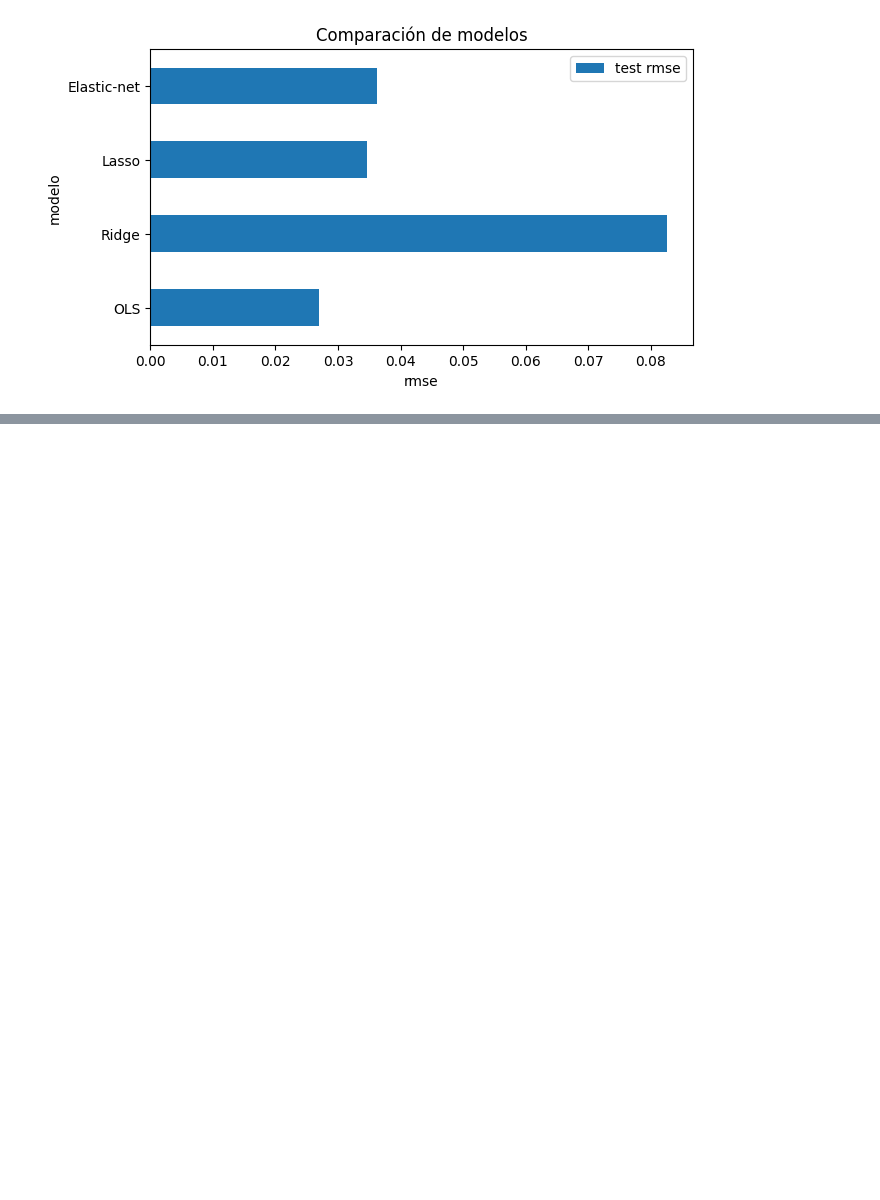
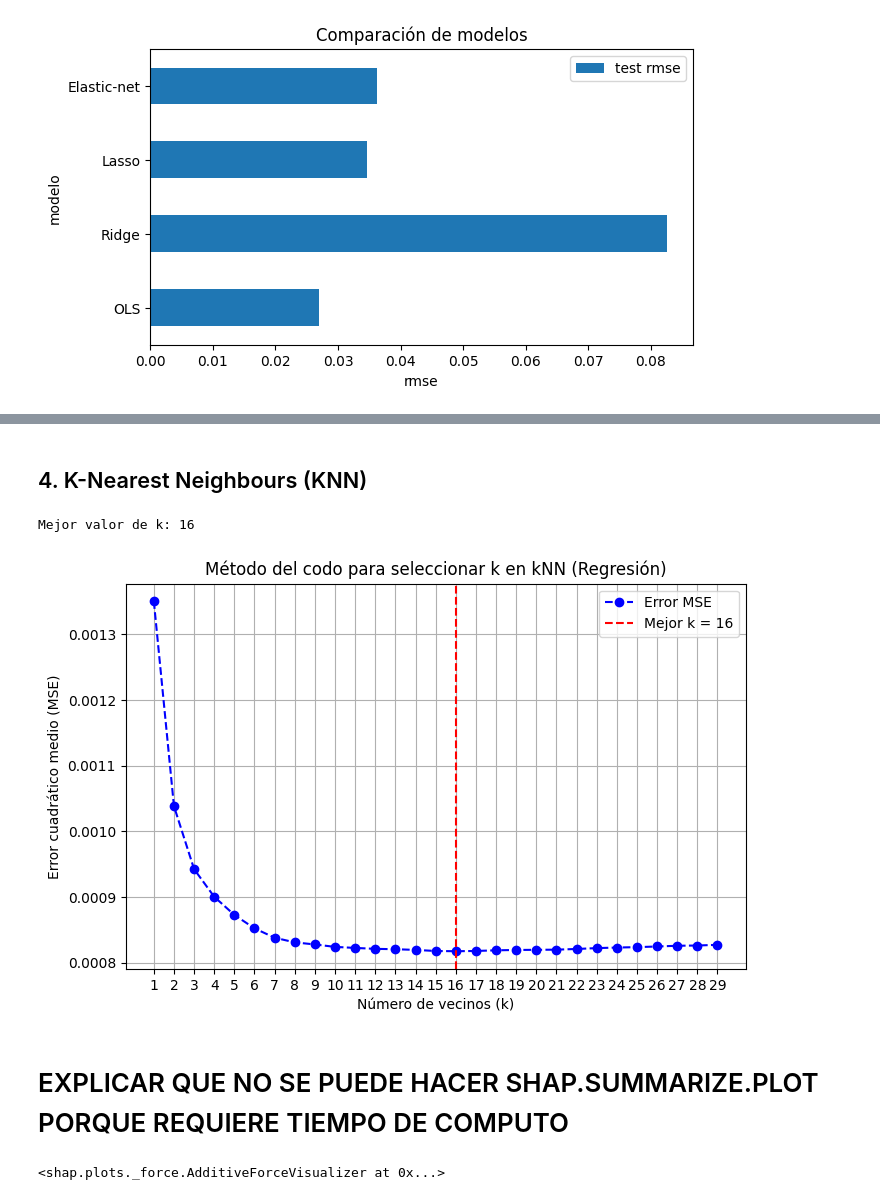
Before and after one commit to Ismaelasoo/ML-Credit-Scoring, a Jupyter notebook: Model.ipynb, the cells around one changed output, grey strips where cells are left out. Drawn from its saved outputs; the diff is of its cells as text; code cells hidden in the pictures; blank space fills up the shorter version.

```diff
--- a/Model.ipynb
+++ b/Model.ipynb
@@ -470,0 +514,62 @@ Text(0.5, 1.0, 'Comparación de modelos')
+# %% [markdown]
+## 4. K-Nearest Neighbours (KNN)
+# %%
+# Definir el rango de valores de k a evaluar
+param_grid = {'n_neighbors': range(1, 30)}
+
+# Crear el modelo kNN para regresión
+knn = KNeighborsRegressor()
+
+# Configurar GridSearchCV con validación cruzada de 5 folds
+grid_search = GridSearchCV(
+    knn,
+    param_grid,
+    cv=5,
+    scoring=make_scorer(mean_squared_error, greater_is_better=False),  # Minimizar el error
+    n_jobs=-1
+)
+
+# Ajustar el modelo en los datos de entrenamiento
+grid_search.fit(X_train, y_train)
+
+# Obtener el mejor valor de k
+best_k = grid_search.best_params_['n_neighbors']
+print(f"Mejor valor de k: {best_k}")
+# %% [output]
+Mejor valor de k: 16
+# %%
+# Obtener la evolución del error en función de k
+k_values = param_grid['n_neighbors']
+errors = -grid_search.cv_results_['mean_test_score']  # Convertir de negativo a positivo
+
+# Graficar la evolución del error (Método del Codo)
+plt.figure(figsize=(8, 5))
+plt.plot(k_values, errors, marker='o', linestyle='dashed', color='b', label="Error MSE")
+plt.axvline(best_k, linestyle="--", color="r", label=f"Mejor k = {best_k}")
+plt.xlabel("Número de vecinos (k)")
+plt.ylabel("Error cuadrático medio (MSE)")
+plt.title("Método del codo para seleccionar k en kNN (Regresión)")
+plt.xticks(k_values)
+plt.legend()
+plt.grid()
+# %% [output]
+[figure, added]
+# %% [markdown]
+# EXPLICAR QUE NO SE PUEDE HACER SHAP.SUMMARIZE.PLOT PORQUE REQUIERE TIEMPO DE COMPUTO
+# %%
+# Obtener el mejor modelo entrenado tras la búsqueda de hiperparámetros
+best_knn = grid_search.best_estimator_
+
+# Usando shap.sample para reducir el número de muestras de fondo
+background_data = shap.sample(X_train, 100)
+
+# Crear el explicador de SHAP con el conjunto reducido de muestras
+explainer = shap.KernelExplainer(best_knn.predict, background_data)
+
+# Obtener los valores SHAP para la primera muestra de X_test
+shap_values = explainer.shap_values(X_test.iloc[0:1, :])
+
+# Visualizar los valores SHAP
+shap.force_plot(explainer.expected_value, shap_values, X_test.iloc[0, :])
+# %% [output]
+<shap.plots._force.AdditiveForceVisualizer at 0x...>
```
Also changed, not shown: parts of 17 cells of this notebook.
